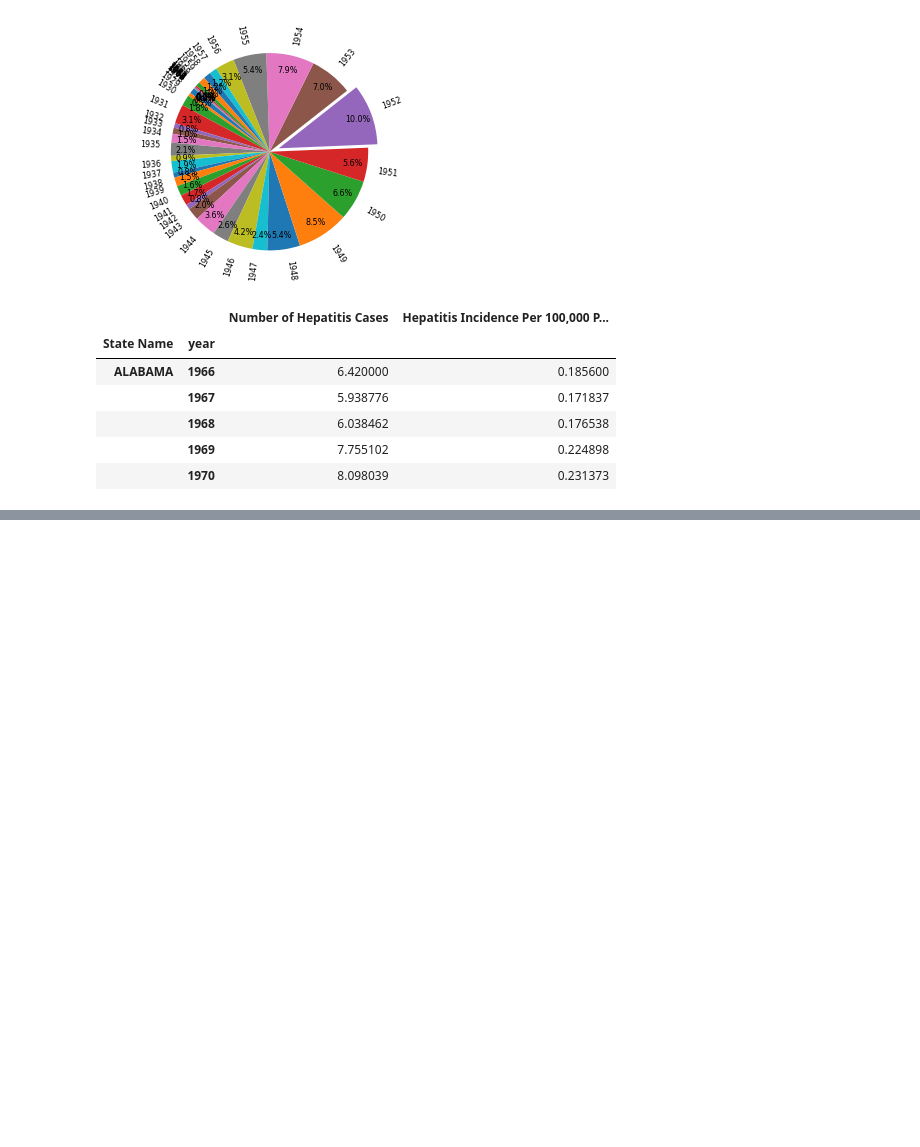
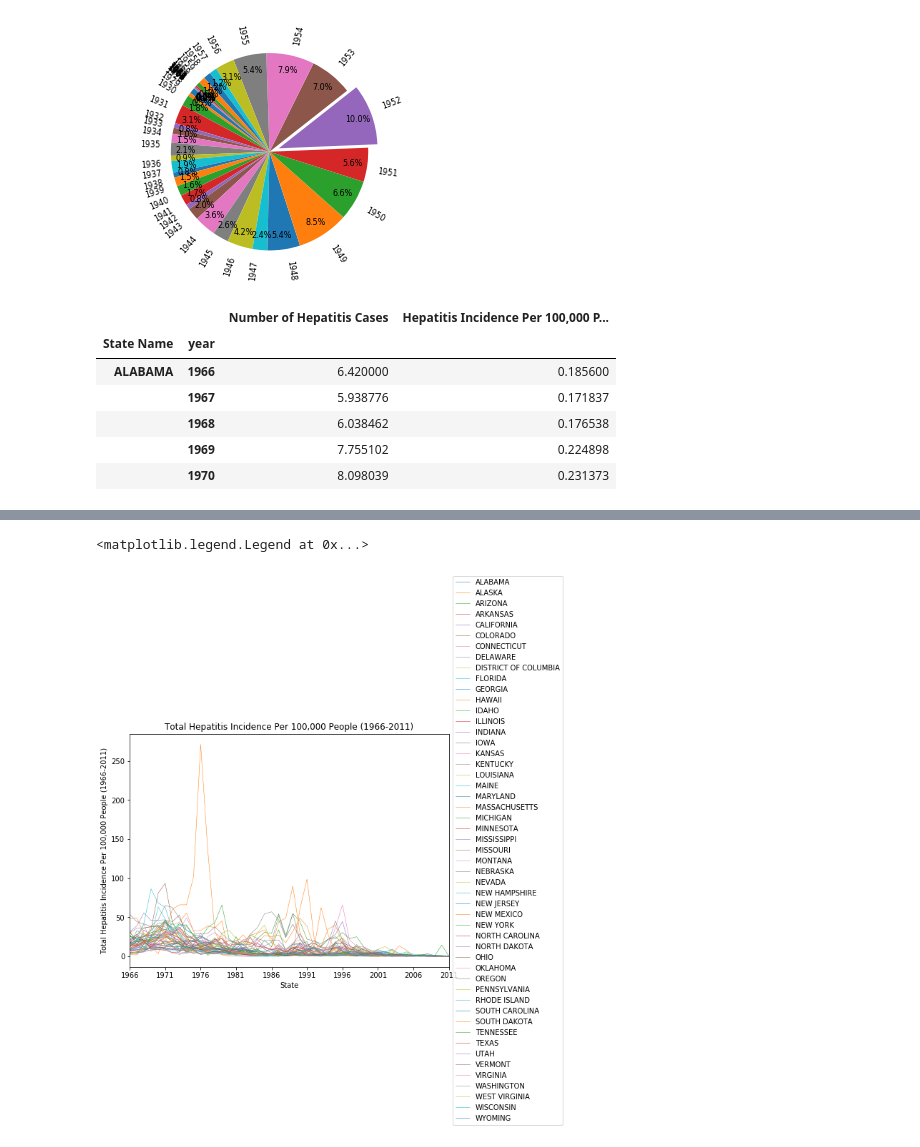
Before and after one commit to shettman/Epidemics-Project, a Jupyter notebook: contagious_diseases.ipynb, the cells around one changed output, grey strips where cells are left out. Drawn from its saved outputs; the diff is of its cells as text; code cells hidden in the pictures; blank space fills up the shorter version.

```diff
--- a/contagious_diseases.ipynb
+++ b/contagious_diseases.ipynb
@@ -611,0 +657,5 @@ mean_grouped_hepatitis_df.head()
+# %%
+# Sum groupby state name and year (sum across years for each state)
+grouped_hepatitis_df_2 = hepatitis_df.groupby(["State Name", "year"])
+sum_grouped_hepatitis_df = grouped_hepatitis_df_2.sum()
+sum_grouped_hepatitis_df.head()
@@ -611,0 +670,3 @@ mean_grouped_hepatitis_df.head()
+# %%
+reset_sum_grouped_hepatitis_df = sum_grouped_hepatitis_df.reset_index()
+reset_sum_grouped_hepatitis_df.head()
@@ -611,0 +693,4 @@ mean_grouped_hepatitis_df.head()
+# %%
+sum_transpose_hepatitis_incidence_df  = reset_sum_grouped_hepatitis_df.pivot_table(index=['year'], columns=['State Name'],
+                     values='Hepatitis Incidence Per 100,000 People', aggfunc='first', fill_value=0)
+sum_transpose_hepatitis_incidence_df.head()
@@ -611,0 +706,10 @@ mean_grouped_hepatitis_df.head()
+# %%
+hepatitis_year_sum_plot = sum_transpose_hepatitis_incidence_df.plot(figsize=(8,6), linewidth=0.5)
+plt.title("Total Hepatitis Incidence Per 100,000 People (1966-2011)")
+plt.xlabel("State")
+plt.ylabel("Total Hepatitis Incidence Per 100,000 People (1966-2011)")
+#plt.ylim(0, 4)
+hepatitis_year_sum_plot.legend(loc='center left', bbox_to_anchor=(1, 0.5))
+# %% [output]
+<matplotlib.legend.Legend at 0x...>
+[figure, added]
```
Also changed, not shown: parts of 66 cells of this notebook, 2 other files.
